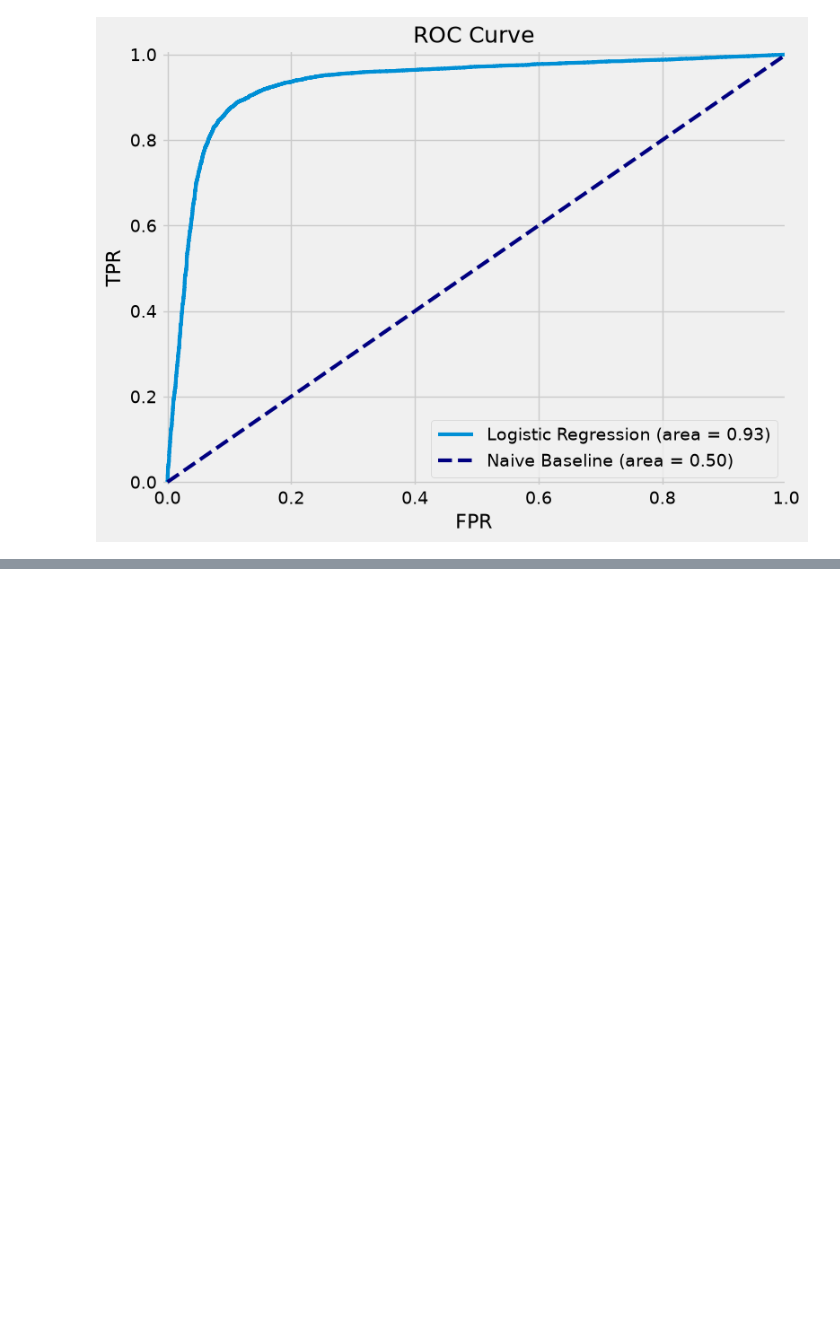
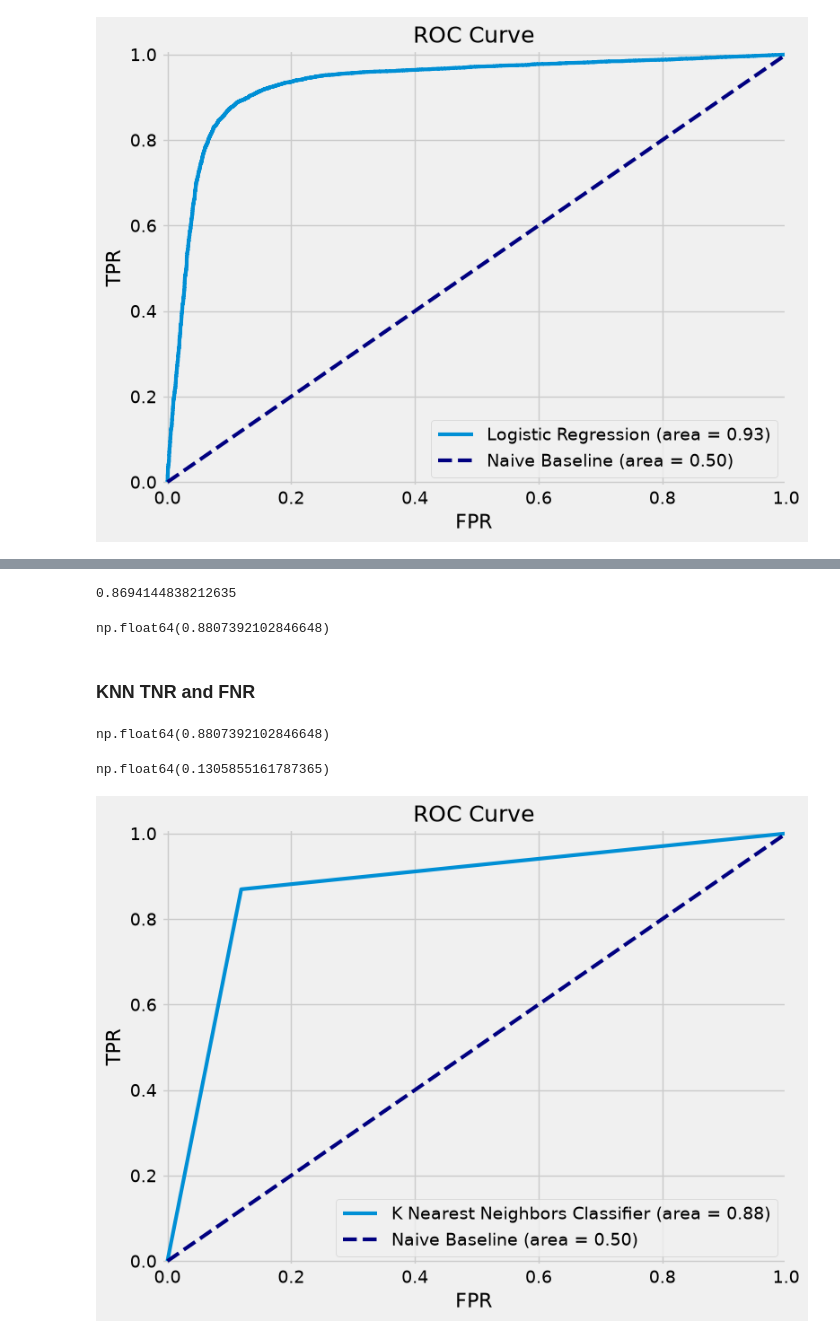
Before and after one commit to SevenWoos/MachineLearningProjects, a Jupyter notebook: pokemon_projects/pokemon_ml/pokemon_ml.ipynb, the cells around one changed output, grey strips where cells are left out. Drawn from its saved outputs; the diff is of its cells as text; code cells hidden in the pictures; blank space fills up the shorter version.

Commit message:
pokemon so you want to be a master knn model.

```diff
--- a/pokemon_projects/pokemon_ml/pokemon_ml.ipynb
+++ b/pokemon_projects/pokemon_ml/pokemon_ml.ipynb
@@ -1741,0 +1772,7 @@ plt.show()
+# %%
+# p = 2 for Euclidean Distance, Looks at 5 nearest Pokemon battles when making a prediction
+knn = KNeighborsClassifier(n_neighbors=5, metric="minkowski", p=2)
+# %%
+knn_fit = knn.fit(X_train, y_train)
+# %%
+knn_test_preds = knn_fit.predict(X_test)
@@ -1741,0 +1839,43 @@ plt.show()
+# %%
+# KNN Sensitivity
+knn_sen = recall_score(y_test, knn_test_preds)
+knn_sen
+# %% [output]
+0.8694144838212635
+# %%
+# KNN Specificity
+knn_spec = knn_cm.ravel()[0]/(knn_cm.ravel()[0]+knn_cm.ravel()[1])
+knn_spec
+# %% [output]
+np.float64(0.8807392102846648)
+# %% [markdown]
+### KNN TNR and FNR
+# %%
+# KNN TNR
+knn_tnr = knn_cm.ravel()[0]/(knn_cm.ravel()[0]+knn_cm.ravel()[1])
+knn_tnr
+# %% [output]
+np.float64(0.8807392102846648)
+# %%
+# KNN FNR
+knn_fnr = knn_cm.ravel()[2]/(knn_cm.ravel()[2]+knn_cm.ravel()[3])
+knn_fnr
+# %% [output]
+np.float64(0.1305855161787365)
+# %%
+# ROC Curve
+fpr, tpr, _ = roc_curve(y_test, knn_test_preds)
+roc_auc = auc(fpr, tpr)
+
+plt.figure(figsize=(8, 6))
+plt.title('ROC Curve', fontsize=18)
+plt.xlabel('FPR', fontsize=16)
+plt.ylabel('TPR', fontsize=16)
+plt.xlim([-0.01, 1.00])
+plt.ylim([-0.01, 1.01])
+plt.plot(fpr, tpr, lw=3, label='K Nearest Neighbors Classifier (area = {:0.2f})'.format(roc_auc))
+plt.plot([0, 1], [0, 1], color='navy', lw=3, linestyle='--', label='Naive Baseline (area = 0.50)')
+plt.legend(loc='lower right', fontsize=14)
+plt.show()
+# %% [output]
+[figure, added]
```
Also changed, not shown: parts of 16 cells of this notebook.
